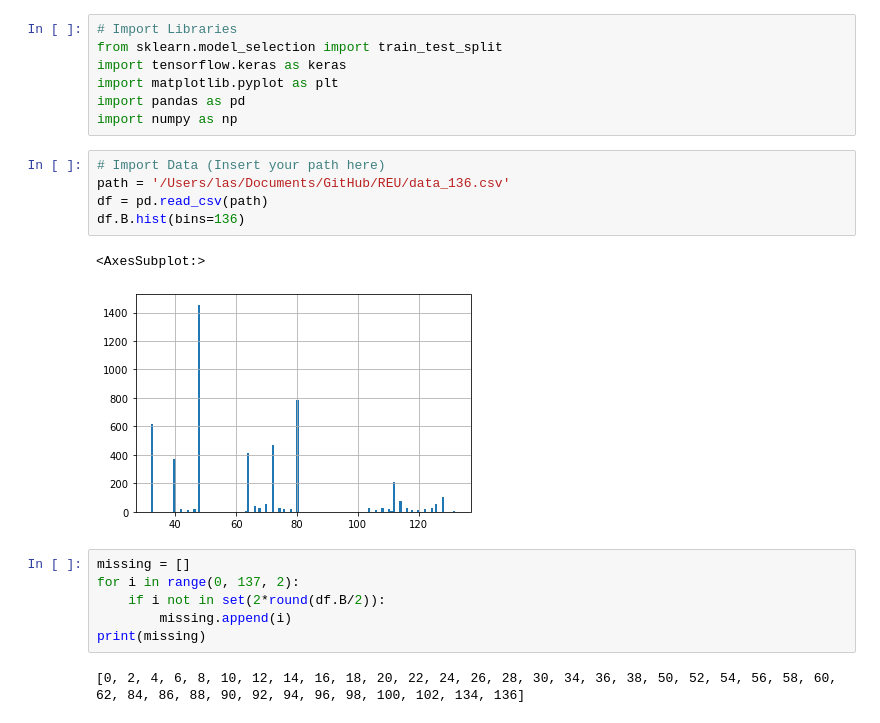
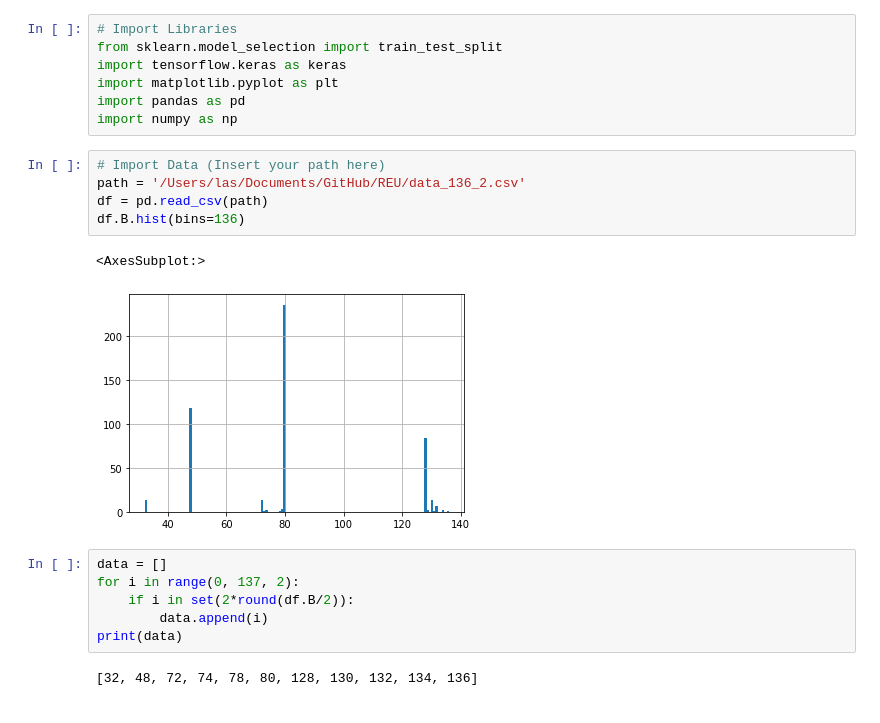
Before and after one commit to linus-md/REU, a Jupyter notebook: data_analysis.ipynb, the cells around one changed output. Saved outputs shown, nothing was run; the diff lists cells and outputs as text.

```diff
--- a/data_analysis.ipynb
+++ b/data_analysis.ipynb
@@ -7,17 +7,17 @@ import pandas as pd
 import numpy as np
 # %%
 # Import Data (Insert your path here)
-path = '/Users/las/Documents/GitHub/REU/data_136.csv'
+path = '/Users/las/Documents/GitHub/REU/data_136_2.csv'
 df = pd.read_csv(path)
 df.B.hist(bins=136)
 # %% [output]
 <AxesSubplot:>
-[figure, old version]
+[figure, new version]
 # %%
-missing = []
+data = []
 for i in range(0, 137, 2):
-    if i not in set(2*round(df.B/2)):
-        missing.append(i)
-print(missing)
+    if i in set(2*round(df.B/2)):
+        data.append(i)
+print(data)
 # %% [output]
-[0, 2, 4, 6, 8, 10, 12, 14, 16, 18, 20, 22, 24, 26, 28, 30, 34, 36, 38, 50, 52, 54, 56, 58, 60, 62, 84, 86, 88, 90, 92, 94, 96, 98, 100, 102, 134, 136]
+[32, 48, 72, 74, 78, 80, 128, 130, 132, 134, 136]
```
Also changed, not shown: 2 other files.
